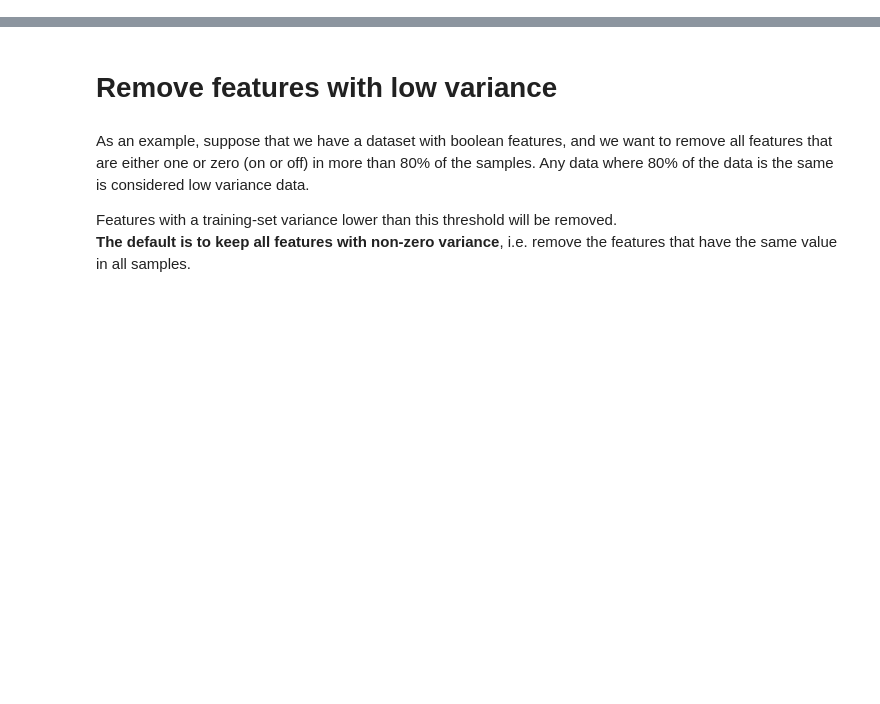
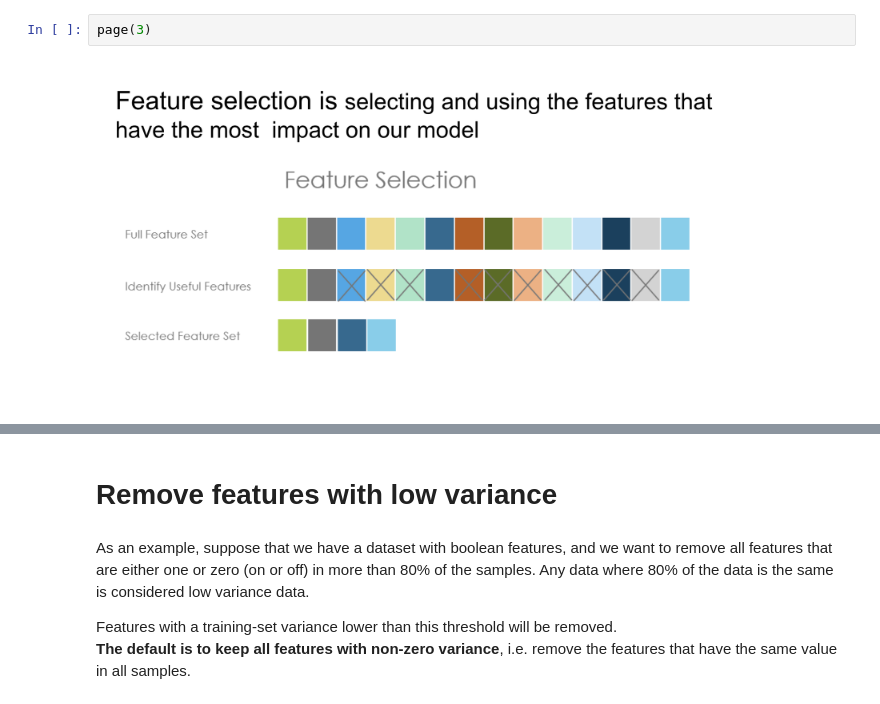
Before and after one commit to cagBRT/Machine-Learning, a Jupyter notebook: FeatureSelection1.ipynb, the cells around one changed output, grey strips where cells are left out. Saved outputs shown, nothing was run; the diff lists cells and outputs as text; blank space fills up the shorter version.

```diff
--- a/FeatureSelection1.ipynb
+++ b/FeatureSelection1.ipynb
@@ -7,0 +38,4 @@
+# %%
+page(3)
+# %% [output]
+[figure, added]
```
Also changed, not shown: parts of 12 cells of this notebook.
